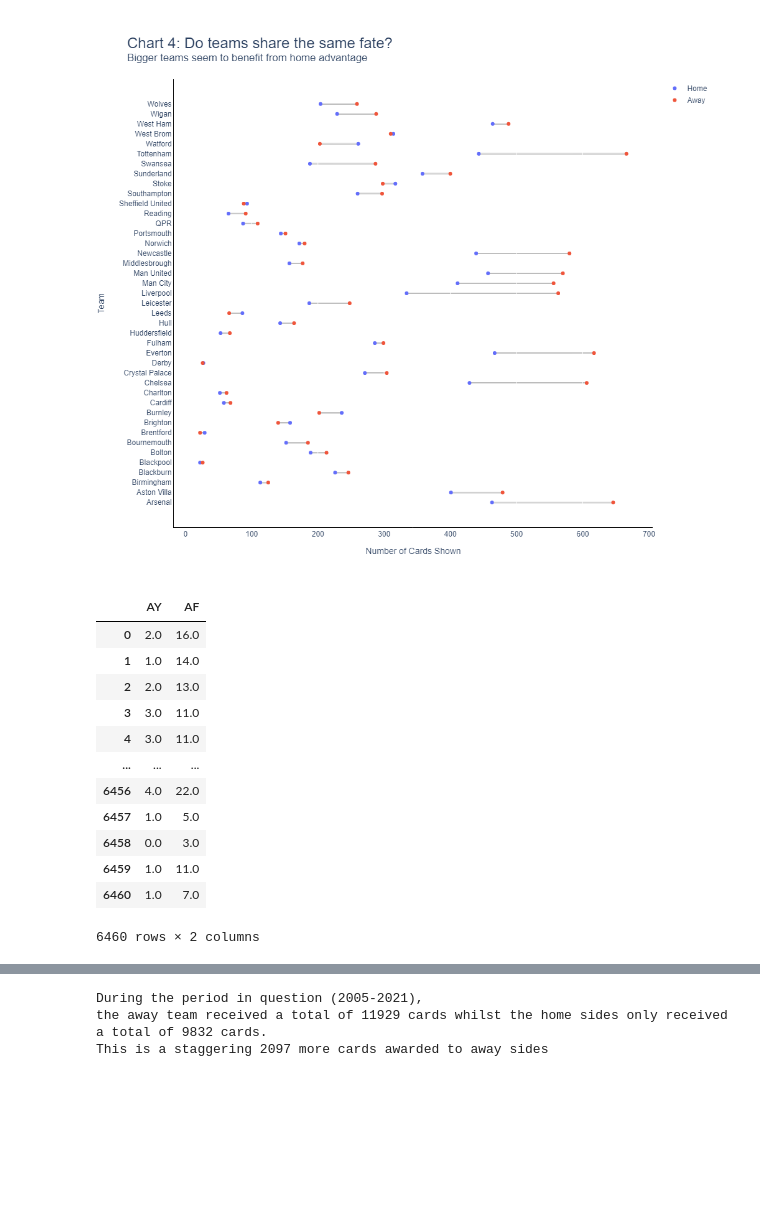
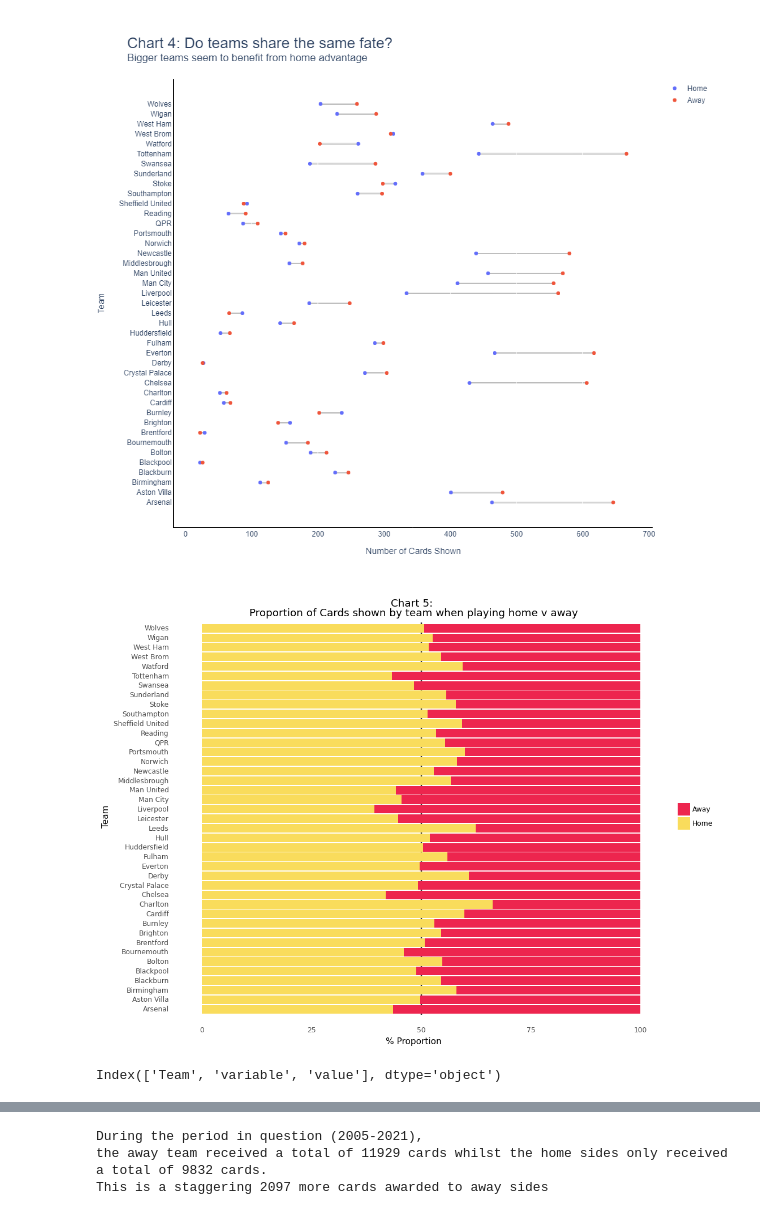
Before and after one commit to viswambaran/ASMM, a Jupyter notebook: Summative2/ASMMReport.ipynb, the cells around one changed output, grey strips where cells are left out. Saved outputs shown, nothing was run; the diff lists cells and outputs as text; code cells hidden in the pictures; blank space fills up the shorter version.

```diff
--- a/Summative2/ASMMReport.ipynb
+++ b/Summative2/ASMMReport.ipynb
@@ -513,24 +528,50 @@ fig.update_yaxes(showline=True, linewidth=1, linecolor='black')
 fig.show("png")
 # %% [output]
 [figure]
-# %%
-footest = df[['AY', 'AF']]
-
-footest
-# %% [output]
-|  | AY | AF |
-| 0 | 2.0 | 16.0 |
-| 1 | 1.0 | 14.0 |
-| 2 | 2.0 | 13.0 |
-| 3 | 3.0 | 11.0 |
-| 4 | 3.0 | 11.0 |
-| ... | ... | ... |
-| 6456 | 4.0 | 22.0 |
-| 6457 | 1.0 | 5.0 |
-| 6458 | 0.0 | 3.0 |
-| 6459 | 1.0 | 11.0 |
-| 6460 | 1.0 | 7.0 |
-6460 rows × 2 columns
+# %%
+cards_type_cols = ['HomeTeam', 'AwayTeam', 'Total_Home_Cards', 'Total_Away_Cards', 'Referee']
+
+cards_by_Hteam = df[cards_type_cols].groupby('HomeTeam').agg(
+    Home = pd.NamedAgg(column='Total_Home_Cards', aggfunc=sum)
+).reset_index()
+
+cards_by_Ateam = df[cards_type_cols].groupby('AwayTeam').agg(
+    Away = pd.NamedAgg(column='Total_Home_Cards', aggfunc=sum)
+).reset_index()
+
+cards_by_team = pd.merge(
+    cards_by_Hteam, cards_by_Ateam, how="left", left_on="HomeTeam", right_on = "AwayTeam"
+).drop(['AwayTeam'], axis=1).rename(columns={"HomeTeam":"Team"})
+
+cards_by_team['propHome'] = (cards_by_team['Home'] / (cards_by_team['Home'] + cards_by_team['Away']) * 100)
+cards_by_team['propAway'] = (cards_by_team['Away'] / (cards_by_team['Home'] + cards_by_team['Away']) * 100)
+cards_by_team = cards_by_team.drop(['Home','Away'], axis=1).melt(id_vars='Team')
+
+##plotting proportions
+(ggplot(data=cards_by_team,
+        mapping=aes(
+            x = 'Team',
+            y = 'value',
+            fill = 'variable'
+        )) +
+        geom_hline(yintercept = 50, size = 1, colour = "#333333") +
+        geom_col() +
+        coord_flip() +
+        theme_minimal() +
+        ylab("% Proportion") +
+        theme(legend_title=element_blank(),
+              legend_position='right',
+              figure_size=(11, 9),
+              panel_grid_major=element_blank(),
+              panel_grid_minor=element_blank()) +
+              ggtitle("Chart 5: \nProportion of Cards shown by team when playing home v away") +
+              scale_fill_manual(labels = ['Away', 'Home'], values= ["#ed254e", "#f9dc5c"])).draw();
+# %% [output]
+[figure, added]
+# %%
+cards_by_team.columns
+# %% [output]
+Index(['Team', 'variable', 'value'], dtype='object')
 # %%
 
 
```
Also changed, not shown: parts of 9 cells of this notebook.
